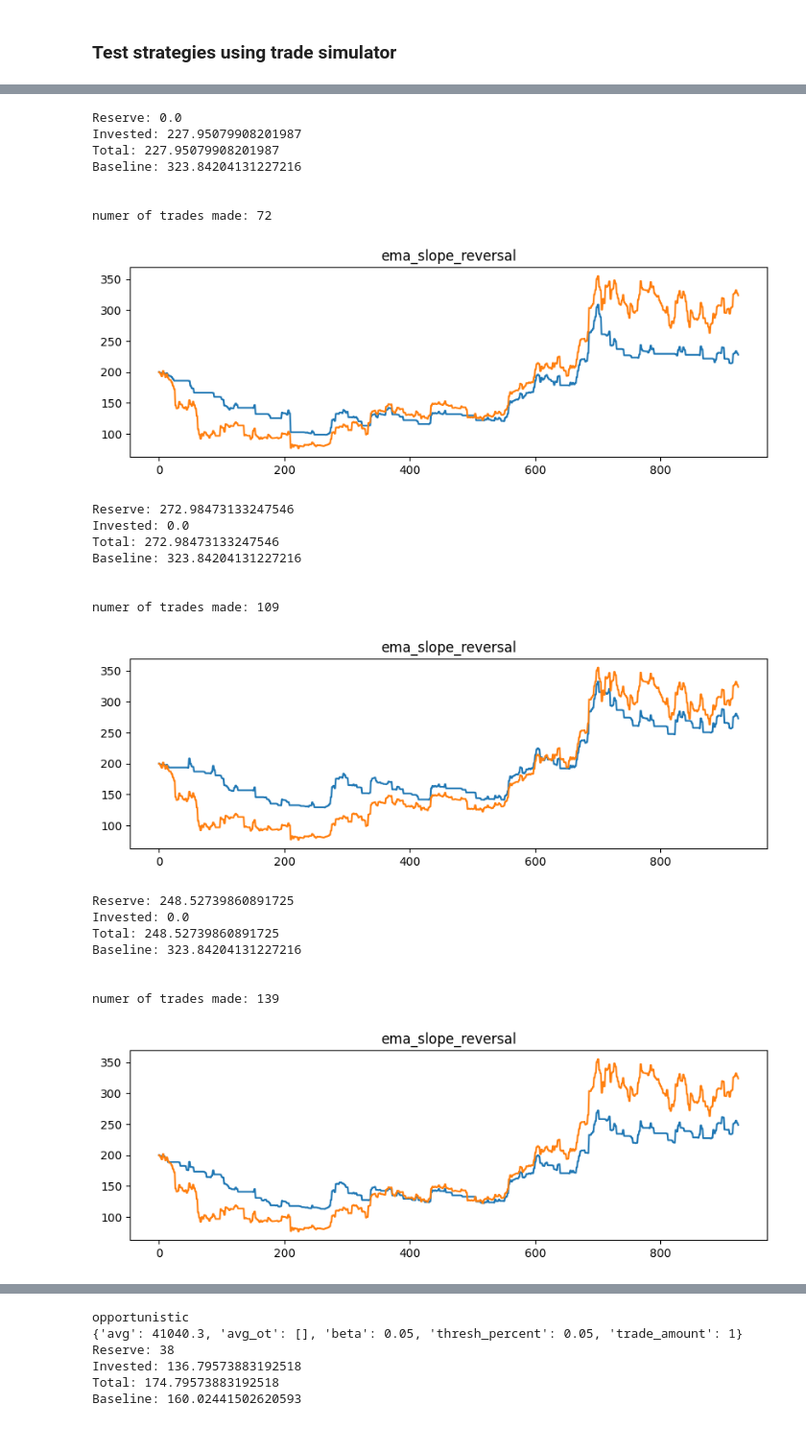
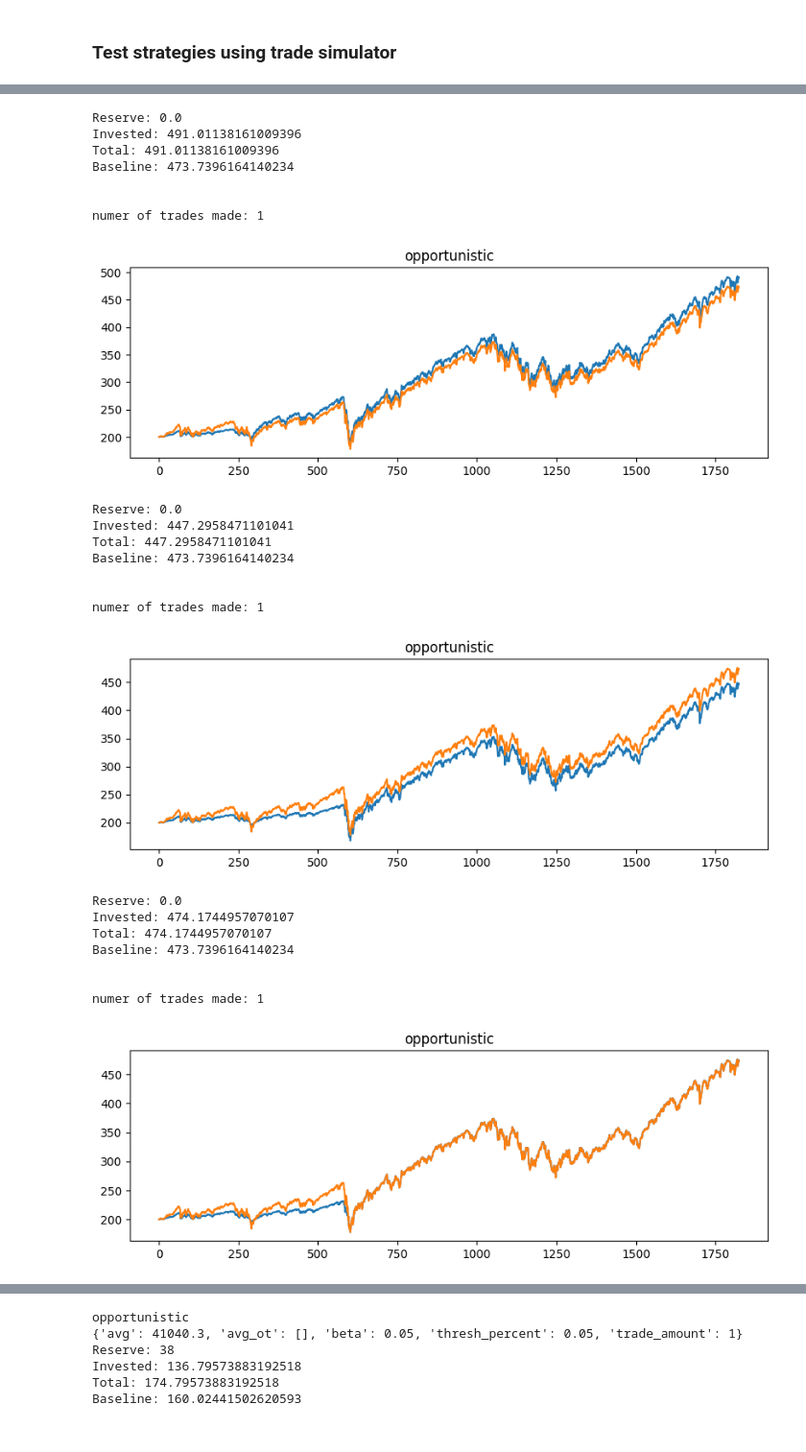
Before and after one commit to Flishworks/AlgoTrading, a Jupyter notebook: backtester/strategy_testing.ipynb, the cells around one changed output, grey strips where cells are left out. Shown at 96% size. Drawn from its saved outputs; the diff is of its cells as text; code cells hidden in the pictures.

Commit message:
Merging with stock trading repo. Lots of new functionality for playing with stock market data.

```diff
--- a/backtester/strategy_testing.ipynb
+++ b/backtester/strategy_testing.ipynb
@@ -48,9 +56,9 @@ price_data
 # %%
-plt.plot(price_data['open'])
+plt.plot(price_data['close'])
 plt.show()
 
-# resample to 15 minutes
-price_data = utils.ohlc_resampler(price_data, '24h')
-plt.plot(price_data['open'])
-plt.show()
+# resample
+# price_data = utils.ohlc_resampler(price_data, '24h')
+# plt.plot(price_data['open'])
+# plt.show()
 # %% [output]
@@ -68,11 +75,11 @@ plt.show()
 # %% [markdown]
 ### Test strategies using trade simulator
 # %%
-last_n = len(price_data)
+last_n = 365*5 # len(price_data)
 
 strategies = [
     # ss.hodl()
-    # ,ss.DCA(period = last_n/10, amount = 10)
+    # ss.DCA(period = last_n/10, amount = 10)
     # ,ss.randomDCA(period = last_n/10, amount = 10)
     # ,ss.percentage_from_mean(avg_start = price_data['open'].iloc[-last_n])
     # ,ss.maintain_investment()
@@ -83,7 +90,6 @@ strategies = [
     # ,ss.inverse_slow_fast_avg(avg_start = price_data['open'].iloc[-last_n], beta_slow = 0.1, beta_fast = 0.3, trade_amount = 10)
 
     # ,ss.avg_derivitive(avg_start = price_data['open'].iloc[-last_n], beta = 0.1)
-    # ,ss.opportunistic(avg_start = price_data['open'].iloc[-last_n], beta = 0.05, thresh_percent = .05, trade_amount = 1)
     # ,ss.momentum(trade_amount = .1,trade_cap=1 )
     # ,ss.inverse_momentum(trade_amount = .1,trade_cap=1 ),
     # ss.copy_last(),
@@ -95,26 +101,35 @@ strategies = [
     # ss.decorrelation_time_copy_last(amount=50, decor_time_thresh = 20, window = 40),
     # ss.decorrelation_time_copy_last(amount=50, decor_time_thresh = 10, window = 50),
     # ss.copy_last_all_in(),
+    # ss.copy_last(amount = 99999),
+
     # ss.ema_slope(beta=.01),
     # ss.dynamic_ema_slope(beta_factor=.01),
     # ss.ema_accel(beta = 0.1, factor = .1),
     # ss.ema_accel(beta = 0.1, factor = .5),
-    # ss.ema_accel(beta = 0.1, factor = 1)
+    # ss.ema_accel(beta = 0.1, factor = 1),
 
-    ss.percentage_from_mean(avg_start = 0, beta = 0.2, limit_percent = .10, thresh_percent = .01, adjust = .5),
+    # ss.percentage_from_mean(avg_start = 0, beta = 0.2, limit_percent = .10, thresh_percent = .01, adjust = .5),
     # ss.percentage_from_mean_simple(beta = 0.1, thresh_percent = .005, trade_percent = 1, trade_amount = 10),
     # ss.percentage_from_mean_simple(beta = 0.1, thresh_percent = .01, trade_percent = 1, trade_amount = 10),
     # ss.threshold_buy_sell(threshold_up = 0.01, trade_percent_up = 10, trade_amount_up = 10, threshold_down = 0.01, trade_percent_down = 10, trade_amount_down = 10),
     # ss.threshold_buy_sell(threshold_up = 0.05, trade_percent_up = 10, trade_amount_up = 10, threshold_down = 0.05, trade_percent_down = 10, trade_amount_down = 10),
-    ss.ema_slope_reversal(beta = 0.1),
-    ss.ema_slope_reversal(beta = 0.2),
-    ss.ema_slope_reversal(beta = 0.3)
+    # ss.ema_slope_reversal(beta = 0.1),
+    # ss.ema_slope_reversal(beta = 0.2),
+    # ss.ema_slope_reversal(beta = 0.3),
     # ss.decorrelation_time_copy_last_all_in(decor_time_thresh = 5, window = 40),
     # ss.decorrelation_time_copy_last_all_in(decor_time_thresh = 20, window = 40),
     # ss.decorrelation_time_copy_last_all_in(decor_time_thresh = 5, window = 100), ###
     # ss.decorrelation_time_copy_last_all_in(decor_time_thresh = 10, window = 100),
     # ss.decorrelation_time_copy_last_all_in(decor_time_thresh = 5, window = 200),
     # ss.decorrelation_time_copy_last_all_in(decor_time_thresh = 10, window = 200),
+
+    ss.opportunistic(avg_start = price_data['open'].iloc[-last_n], beta = 0.01, thresh_percent = .1, trade_amount = 999)
+    ,ss.opportunistic(avg_start = price_data['open'].iloc[-last_n], beta = 0.05, thresh_percent = .1, trade_amount = 999)
+    ,ss.opportunistic(avg_start = price_data['open'].iloc[-last_n], beta = 0.1, thresh_percent = .1, trade_amount = 999)
+    ,ss.opportunistic(avg_start = price_data['open'].iloc[-last_n], beta = 0.15, thresh_percent = .1, trade_amount = 999)
+
+
 ]
 
 print('If all money was invested at day 0:')
@@ -127,7 +142,7 @@ for s in strategies:
                              initial_invested = 100,
                              initial_reserve = 100,
                              trade_cost = 0.00,
-                             trade_cost_percent = 0.25)
+                             trade_cost_percent = 0)
     sim.run(s)
     # plt.plot(sim.invested_ot)
     plt.plot(np.array(sim.invested_ot)+np.array(sim.reserve_ot))
@@ -149,24 +164,24 @@ numer of trades made: 620
 Reserve: 0.0
-Invested: 227.95079908201987
-Total: 227.95079908201987
-Baseline: 323.84204131227216
+Invested: 491.01138161009396
+Total: 491.01138161009396
+Baseline: 473.7396164140234
 
 
-numer of trades made: 72
+numer of trades made: 1
-[figure, old version]
+[figure, new version]
-Reserve: 272.98473133247546
-Invested: 0.0
-Total: 272.98473133247546
-Baseline: 323.84204131227216
+Reserve: 0.0
+Invested: 447.2958471101041
+Total: 447.2958471101041
+Baseline: 473.7396164140234
 
 
-numer of trades made: 109
+numer of trades made: 1
-[figure, old version]
+[figure, new version]
-Reserve: 248.52739860891725
-Invested: 0.0
-Total: 248.52739860891725
-Baseline: 323.84204131227216
+Reserve: 0.0
+Invested: 474.1744957070107
+Total: 474.1744957070107
+Baseline: 473.7396164140234
 
 
-numer of trades made: 139
+numer of trades made: 1
-[figure, old version]
+[figure, new version]
```
Also changed, not shown: parts of 5 cells of this notebook, 27 other files.
